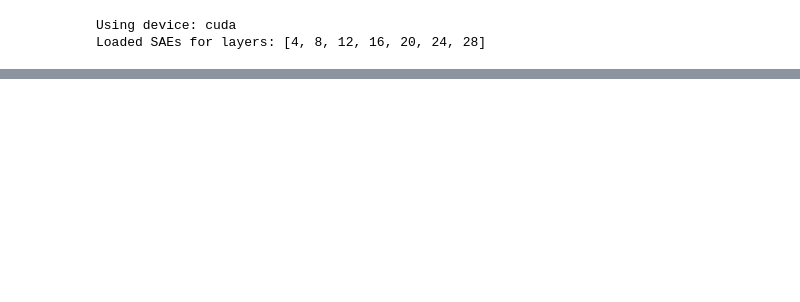
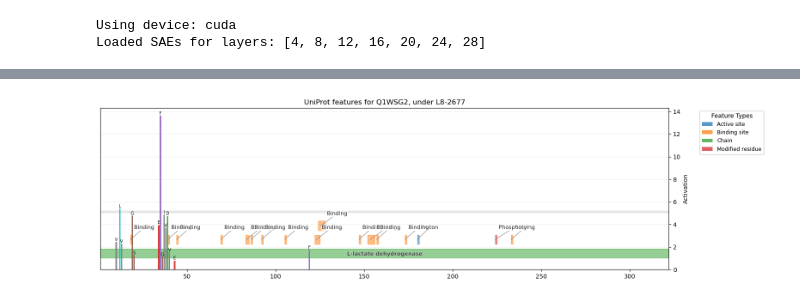
Before and after one commit to NainaniJatinZ/plm_circuits, a Jupyter notebook: ui/interface.ipynb, the cells around one changed output, grey strips where cells are left out. Cells and saved outputs as stored; diff of their text form; code cells hidden in the pictures; blank space fills up the shorter version.

```diff
--- a/ui/interface.ipynb
+++ b/ui/interface.ipynb
@@ -72,0 +902,4 @@ Loaded SAEs for layers: [4, 8, 12, 16, 20, 24, 28]
+# %%
+draw_uniprot_features(len(uniprot_seq), uniprot_meta["features"], activations=computed_act[1:-1], sequence_letters=uniprot_seq, title=f"UniProt features for {uniprot_acc}, under L{selected_layer}-{latent_idx}")
+# %% [output]
+[figure, added]
```
Also changed, not shown: parts of 33 cells of this notebook, 16 other files.
